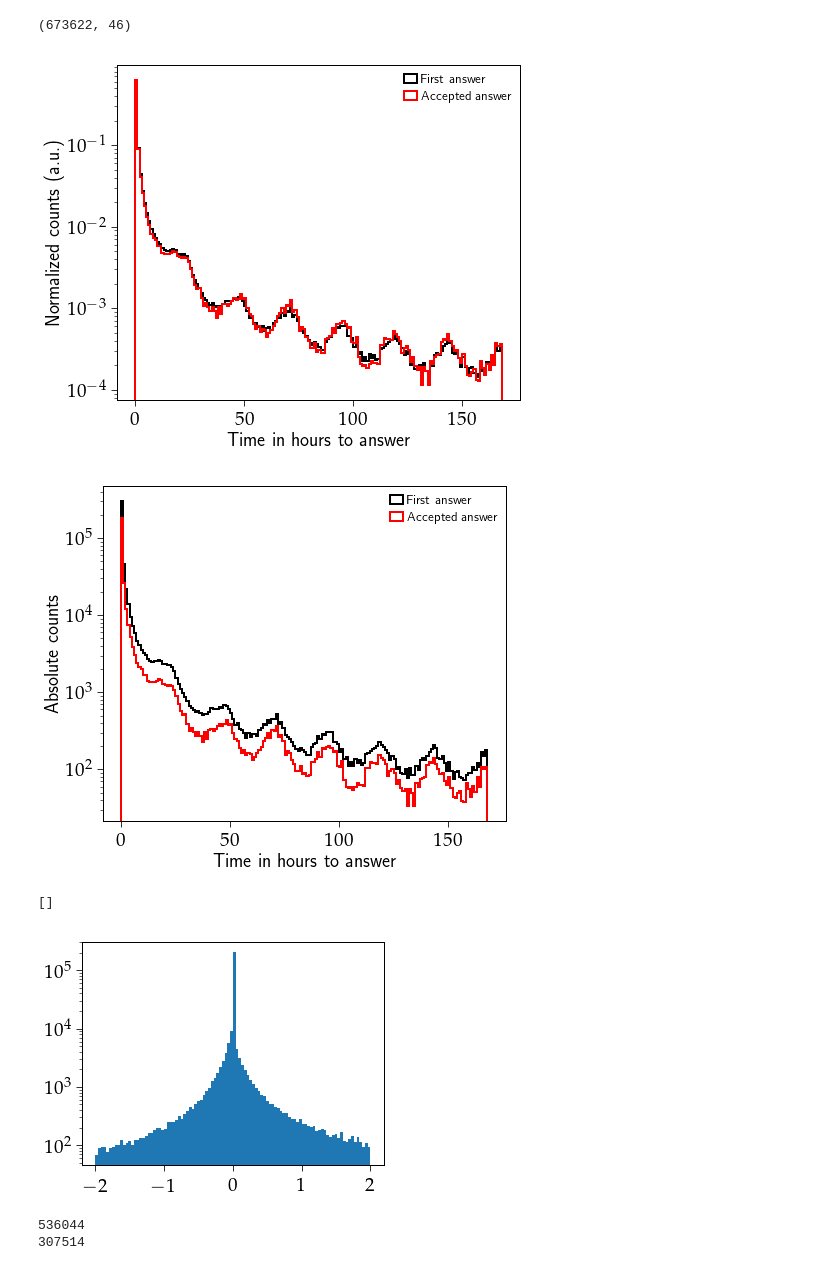
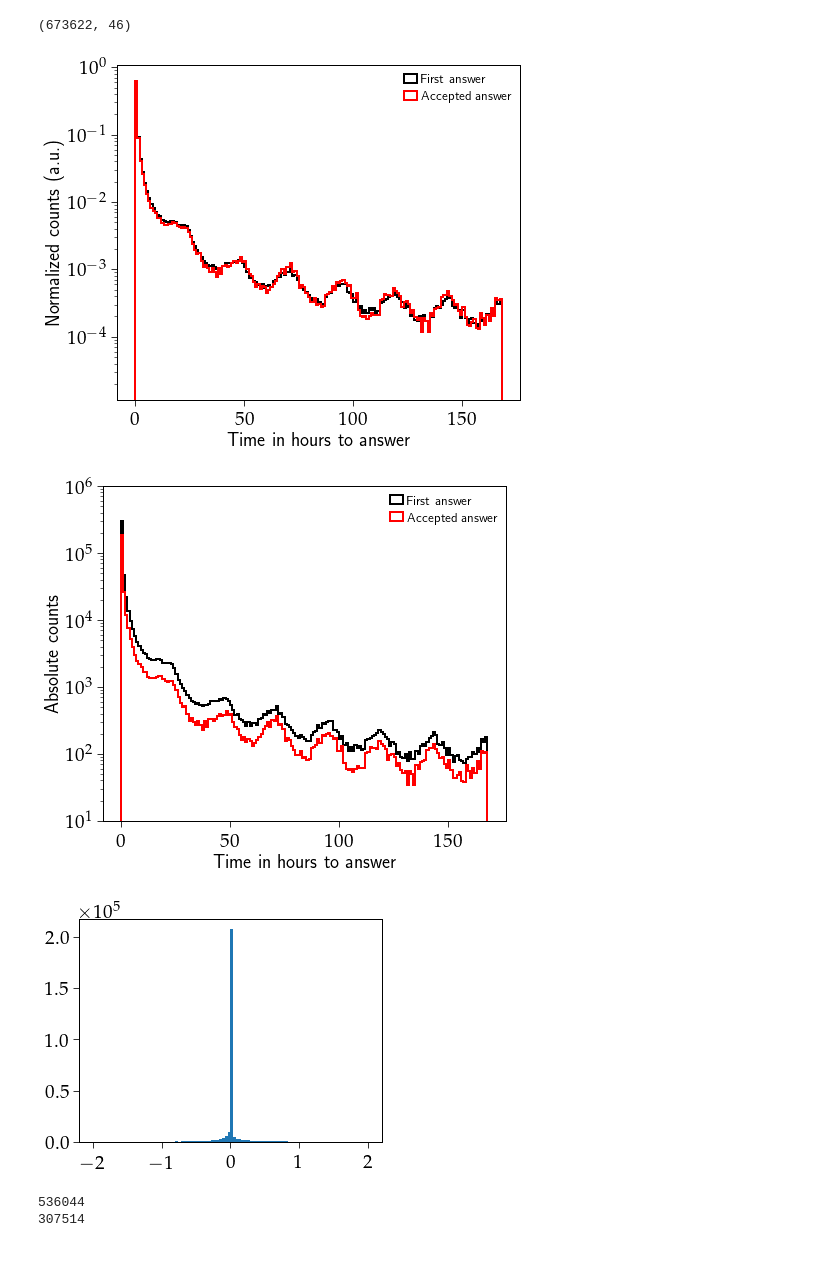
Before and after one commit to AkagiShigeru/incubator-overflow, a Jupyter notebook: stackoverflow-answer.ipynb, the cells around one changed output. Saved outputs shown, nothing was run; the diff lists cells and outputs as text; code cells hidden in the pictures.

```diff
--- a/stackoverflow-answer.ipynb
+++ b/stackoverflow-answer.ipynb
@@ -31,31 +31,32 @@ plt.figure(figsize=(8, 6))
 plt.xlabel(r"Time in hours to answer")
 plt.ylabel(r"Normalized counts (a.u.)")
 plt.hist(qs.dt_answer_hour, range=[0, 7 * 24], bins=7 * 24,
-         histtype="step", lw=2, color="k", label="First answer", normed=True);
+         histtype="step", lw=2, color="k", label="First answer", normed=True, log=True);
 plt.hist(qs.dt_accanswer_hour, range=[0, 7 * 24], bins=7 * 24,
-        histtype="step", lw=2, color="r", label="Accepted answer", normed=True);
-plt.semilogy(nonposy="clip")
+        histtype="step", lw=2, color="r", label="Accepted answer", normed=True, log=True);
+# plt.semilogy(nonposy="clip")
 plt.legend(loc="upper right");
 # %% [output]
-[figure, old version]
+[figure, new version]
 # %%
 plt.figure(figsize=(8, 6))
 plt.xlabel(r"Time in hours to answer")
 plt.ylabel(r"Absolute counts")
 plt.hist(qs.dt_answer_hour, range=[0, 7 * 24], bins=7 * 24,
-         histtype="step", lw=2, color="k", label="First answer");
+         histtype="step", lw=2, color="k", label="First answer", log=True);
 plt.hist(qs.dt_accanswer_hour, range=[0, 7 * 24], bins=7 * 24,
-        histtype="step", lw=2, color="r", label="Accepted answer");
-plt.semilogy(nonposy="clip")
-plt.legend(loc="upper right");
+        histtype="step", lw=2, color="r", label="Accepted answer", log=True);
+# plt.semilogy(nonposy="clip")
+plt.ylim(10, 10 ** 6)
+plt.legend(loc="upper right")
+plt.savefig("./plots/dthist_first_accepted.pdf")
 # %% [output]
-[figure, old version]
+[figure, new version]
 # %%
 plt.hist(qs.dt_accanswer_hour - qs.dt_answer_hour, range=[-2, 2], bins=100);
-plt.semilogy(nonposy="clip")
+# plt.semilogy(nonposy="clip")
 # %% [output]
-[]
-[figure, old version]
+[figure, new version]
 # %%
 print np.sum(~qs.dt_answer.isnull())
 print np.sum(~qs.dt_accanswer.isnull())
```
Also changed, not shown: parts of 27 cells of this notebook.
